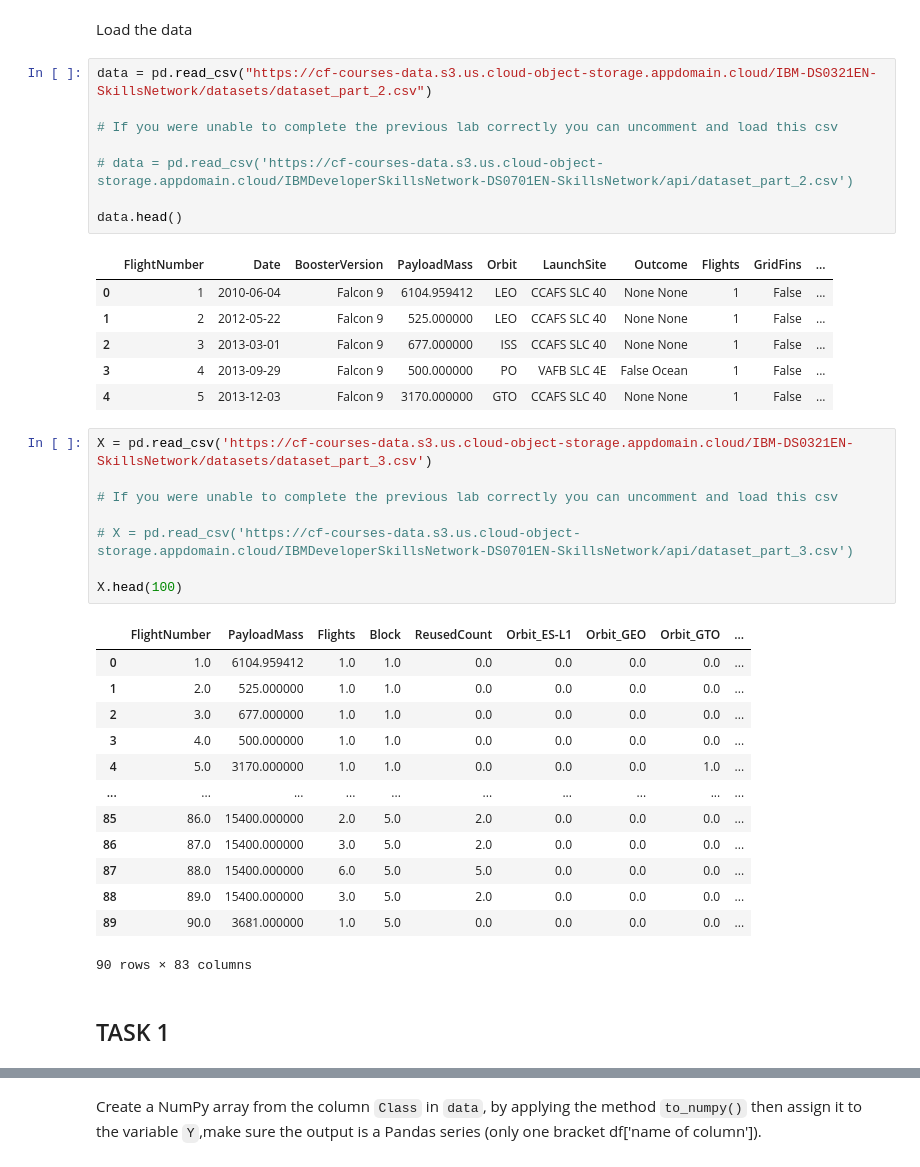
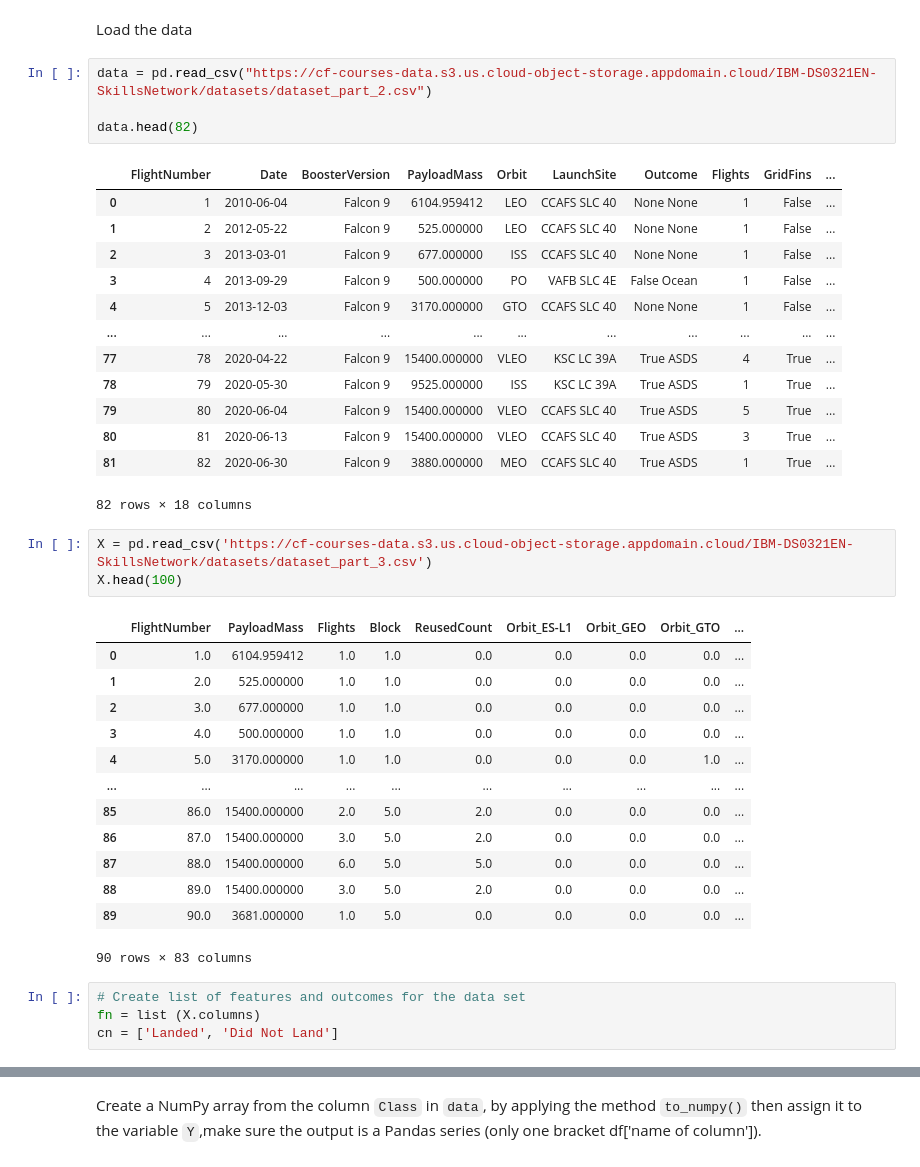
Before and after one commit to mattjcaron/Applied-Data-Science-Capstone, a Jupyter notebook: Machine Learning Prediction lab.ipynb, the cells around one changed output, grey strips where cells are left out. Cells and saved outputs as stored; diff of their text form.

```diff
--- a/Machine Learning Prediction lab.ipynb
+++ b/Machine Learning Prediction lab.ipynb
@@ -82,25 +82,23 @@ Load the data
 # %%
 data = pd.read_csv("https://cf-courses-data.s3.us.cloud-object-storage.appdomain.cloud/IBM-DS0321EN-SkillsNetwork/datasets/dataset_part_2.csv")
 
-# If you were unable to complete the previous lab correctly you can uncomment and load this csv
-
-# data = pd.read_csv('https://cf-courses-data.s3.us.cloud-object-storage.appdomain.cloud/IBMDeveloperSkillsNetwork-DS0701EN-SkillsNetwork/api/dataset_part_2.csv')
-
-data.head()
+data.head(82)
 # %% [output]
 |  | FlightNumber | Date | BoosterVersion | PayloadMass | Orbit | LaunchSite | Outcome | Flights | GridFins | ... |
 | 0 | 1 | 2010-06-04 | Falcon 9 | 6104.959412 | LEO | CCAFS SLC 40 | None None | 1 | False | ... |
 | 1 | 2 | 2012-05-22 | Falcon 9 | 525.000000 | LEO | CCAFS SLC 40 | None None | 1 | False | ... |
 | 2 | 3 | 2013-03-01 | Falcon 9 | 677.000000 | ISS | CCAFS SLC 40 | None None | 1 | False | ... |
 | 3 | 4 | 2013-09-29 | Falcon 9 | 500.000000 | PO | VAFB SLC 4E | False Ocean | 1 | False | ... |
 | 4 | 5 | 2013-12-03 | Falcon 9 | 3170.000000 | GTO | CCAFS SLC 40 | None None | 1 | False | ... |
+| ... | ... | ... | ... | ... | ... | ... | ... | ... | ... | ... |
+| 77 | 78 | 2020-04-22 | Falcon 9 | 15400.000000 | VLEO | KSC LC 39A | True ASDS | 4 | True | ... |
+| 78 | 79 | 2020-05-30 | Falcon 9 | 9525.000000 | ISS | KSC LC 39A | True ASDS | 1 | True | ... |
+| 79 | 80 | 2020-06-04 | Falcon 9 | 15400.000000 | VLEO | CCAFS SLC 40 | True ASDS | 5 | True | ... |
+| 80 | 81 | 2020-06-13 | Falcon 9 | 15400.000000 | VLEO | CCAFS SLC 40 | True ASDS | 3 | True | ... |
+| 81 | 82 | 2020-06-30 | Falcon 9 | 3880.000000 | MEO | CCAFS SLC 40 | True ASDS | 1 | True | ... |
+82 rows × 18 columns
 # %%
 X = pd.read_csv('https://cf-courses-data.s3.us.cloud-object-storage.appdomain.cloud/IBM-DS0321EN-SkillsNetwork/datasets/dataset_part_3.csv')
-
-# If you were unable to complete the previous lab correctly you can uncomment and load this csv
-
-# X = pd.read_csv('https://cf-courses-data.s3.us.cloud-object-storage.appdomain.cloud/IBMDeveloperSkillsNetwork-DS0701EN-SkillsNetwork/api/dataset_part_3.csv')
-
 X.head(100)
 # %% [output]
 |  | FlightNumber | PayloadMass | Flights | Block | ReusedCount | Orbit_ES-L1 | Orbit_GEO | Orbit_GTO | ... |
@@ -116,5 +114,7 @@ X.head(100)
 | 88 | 89.0 | 15400.000000 | 3.0 | 5.0 | 2.0 | 0.0 | 0.0 | 0.0 | ... |
 | 89 | 90.0 | 3681.000000 | 1.0 | 5.0 | 0.0 | 0.0 | 0.0 | 0.0 | ... |
 90 rows × 83 columns
-# %% [markdown]
-## TASK  1
+# %%
+# Create list of features and outcomes for the data set
+fn = list (X.columns)
+cn = ['Landed', 'Did Not Land']
```
Also changed, not shown: parts of 29 cells of this notebook.
